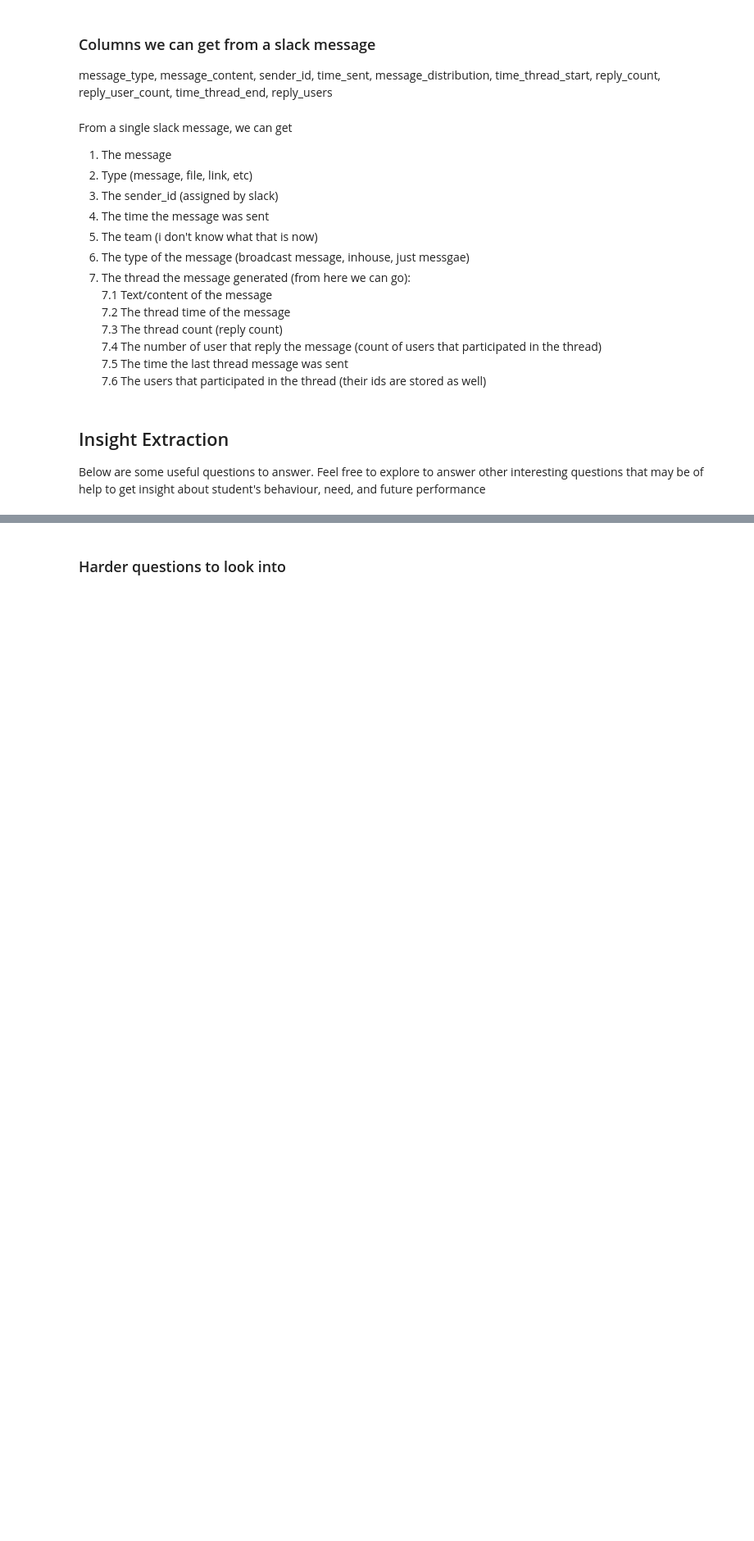
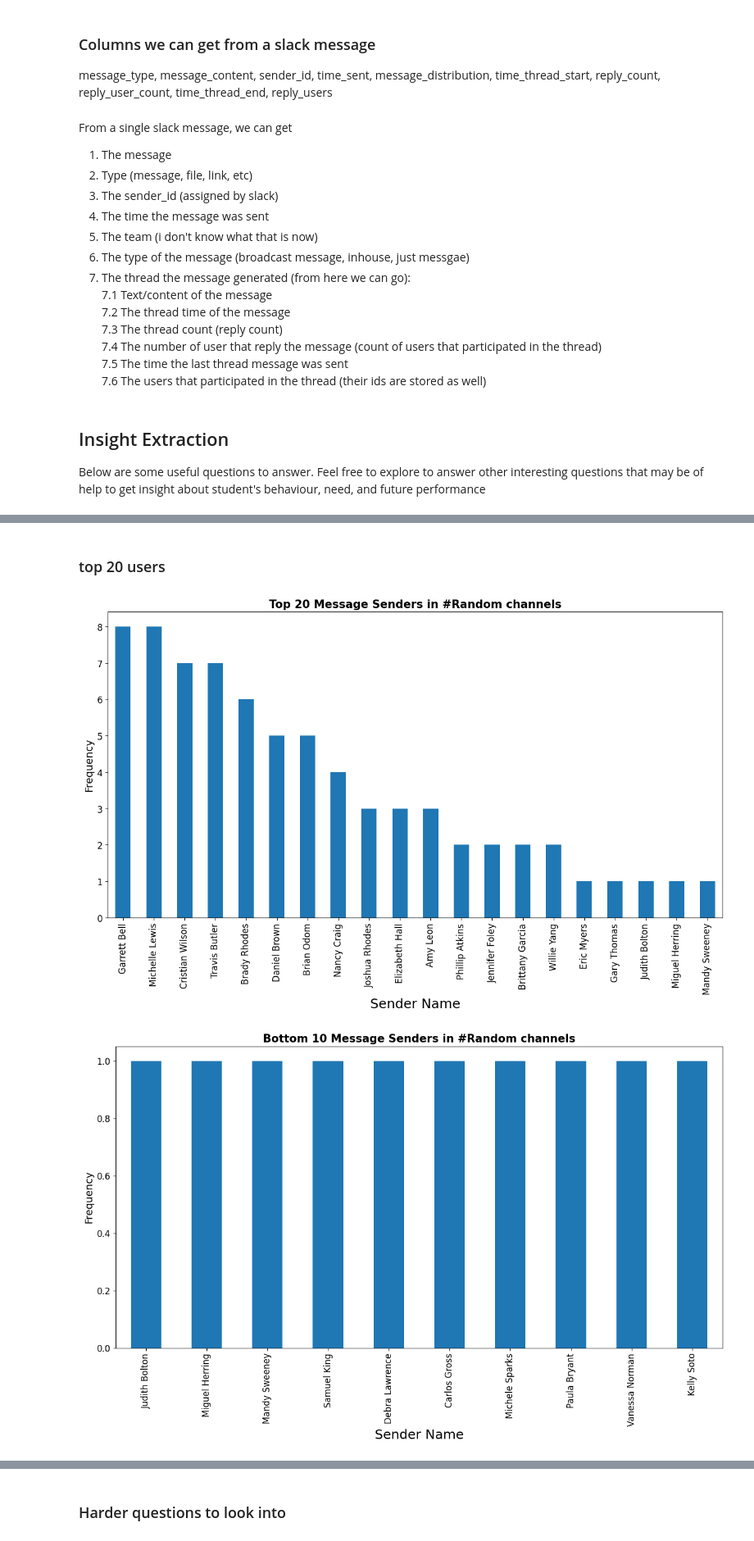
Before and after one commit to Roseco-crs/week0_starter_network_analysis, a Jupyter notebook: notebooks/parse_slack_data.ipynb, the cells around one changed output, grey strips where cells are left out. Shown at 82% size. Drawn from its saved outputs; the diff is of its cells as text; code cells hidden in the pictures; blank space fills up the shorter version.

Commit message:
loading the data and plotted graphs

```diff
--- a/notebooks/parse_slack_data.ipynb
+++ b/notebooks/parse_slack_data.ipynb
@@ -158,0 +167,10 @@ c:\Users\Co2fi-crs\Documents\crs\Git\10Academy\week0_starter_network_analysis\da
+# %%
+
+# channel path
+path_channel = os.path.abspath('../data/anonymized/all-week8')
+print(path_channel)
+dataf = loader.slack_parser(path_channel)
+display(dataf.head(2))
+
+data2 = loader.parse_slack_reaction(path_channel, 'all-week8')
+display(data2.head(2))
@@ -158,0 +185,7 @@ c:\Users\Co2fi-crs\Documents\crs\Git\10Academy\week0_starter_network_analysis\da
+# %% [markdown]
+### top 20 users
+# %%
+get_top_20_user(dataf, channel='Random')
+# %% [output]
+[figure, added]
+[figure, added]
```
Also changed, not shown: parts of 11 cells of this notebook, 2 other files.
